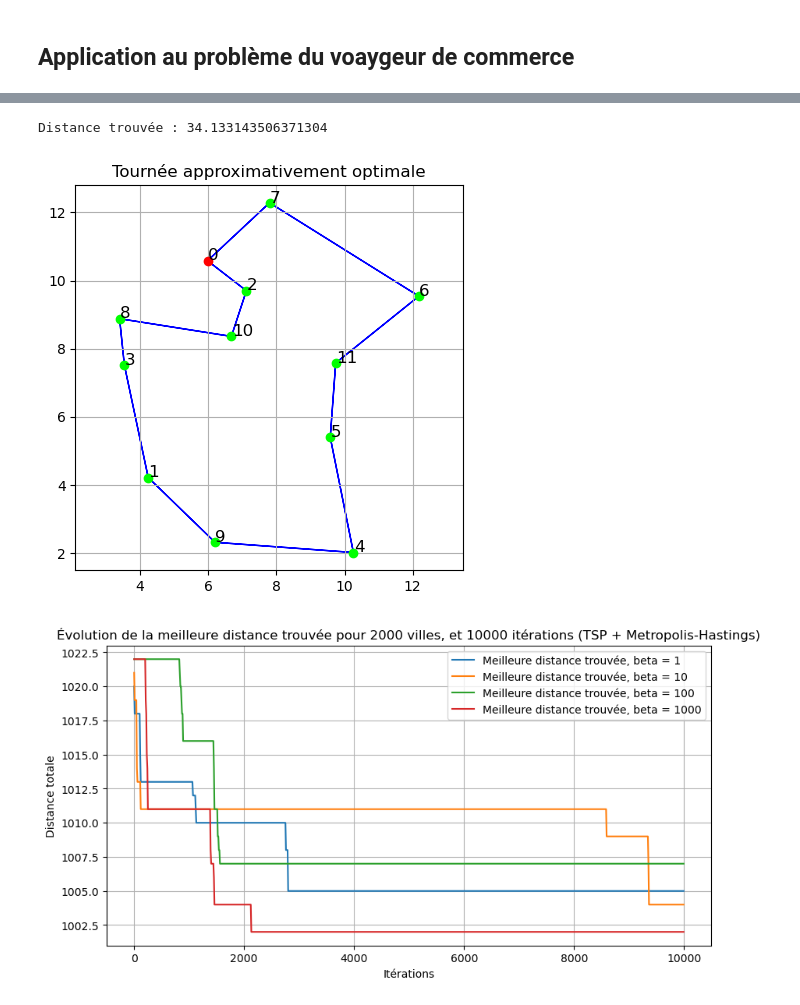
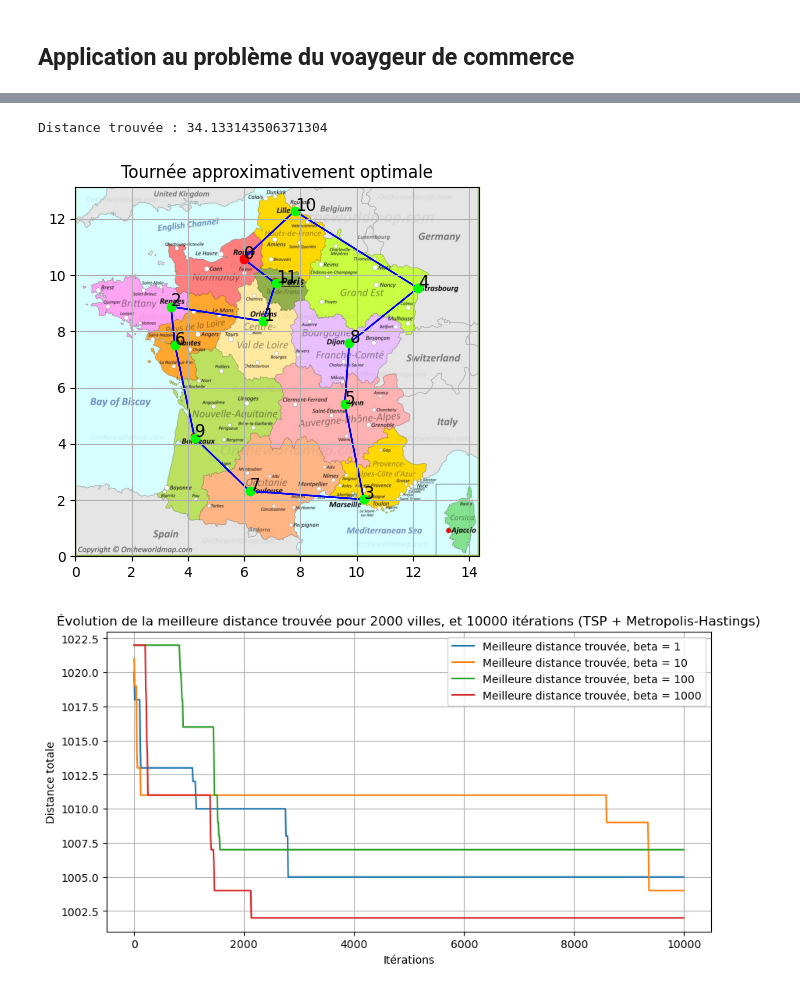
Before and after one commit to CorentinVaillant/ProjetMath-HastingMetropolis, a Jupyter notebook: implémentations/hastings_metropolis.ipynb, the cells around one changed output, grey strips where cells are left out. Drawn from its saved outputs; the diff is of its cells as text; code cells hidden in the pictures.

Commit message:
Image de fond pour tracer_tournee

```diff
--- a/implémentations/hastings_metropolis.ipynb
+++ b/implémentations/hastings_metropolis.ipynb
@@ -399,34 +408,45 @@ tracer_tournee(villes, meilleur, titre="Tournée approximativement optimale (ite
 # %%
 n_villes = 12
 villes = np.array([
     [7.12,9.7],  #Paris
     [5.98,10.58],#Rouen
     [7.8,12.28], #Lille
     [10.26,2.02], #Marseille
     [12.18,9.54], #Strasbourg
     [9.74,7.58], #Dijon
     [9.58,5.4], #Lyon
     [6.2,2.32], #Toulouse
     [4.24,4.22], #Bordeaux
     [3.54,7.52], #Nantes
     [3.4,8.88],  #Rennes
     [6.68,8.36], #Orléans
 ])
+img = mpimg.imread('../ressources/externs/carte_france.png')
+
+xmin, xmax = 0, 1306/91
+ymin, ymax = 0, 1196/91
 
 np.random.shuffle(villes)
 
 distances = matrice_distances(villes)
 p0 = list(range(n_villes))
 
 tirage = hastings_metropolis_tsp(p0, distances, beta=5.0, iterations=10_000)
 meilleur = meilleur_solution(tirage, distances)
 
 print("Distance trouvée :", distance_total(meilleur, distances))
 
-tracer_tournee(villes, meilleur, titre="Tournée approximativement optimale")
+fig, ax = plt.subplots()
+ax.imshow(img, extent=[xmin, xmax, ymin, ymax])  # Adjust extent to match your data range
+
+ax.set_xlim(xmin, xmax)
+ax.set_ylim(ymin, ymax)
+
+tracer_tournee(villes, meilleur, titre="Tournée approximativement optimale", ax=ax)
+plt.show()
 # %% [output]
 Distance trouvée : 34.133143506371304
-[figure, old version]
+[figure, new version]
 # %%
 n_villes = 2000
 ITER = 10_000
```
Also changed, not shown: parts of 3 cells of this notebook, 1 other file.
